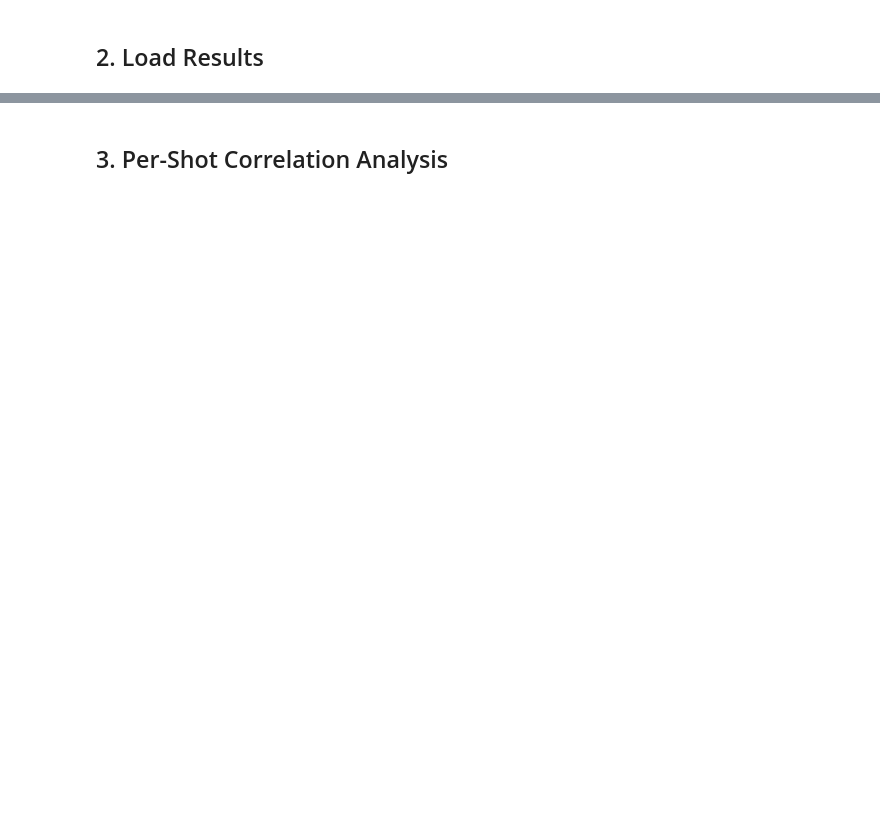
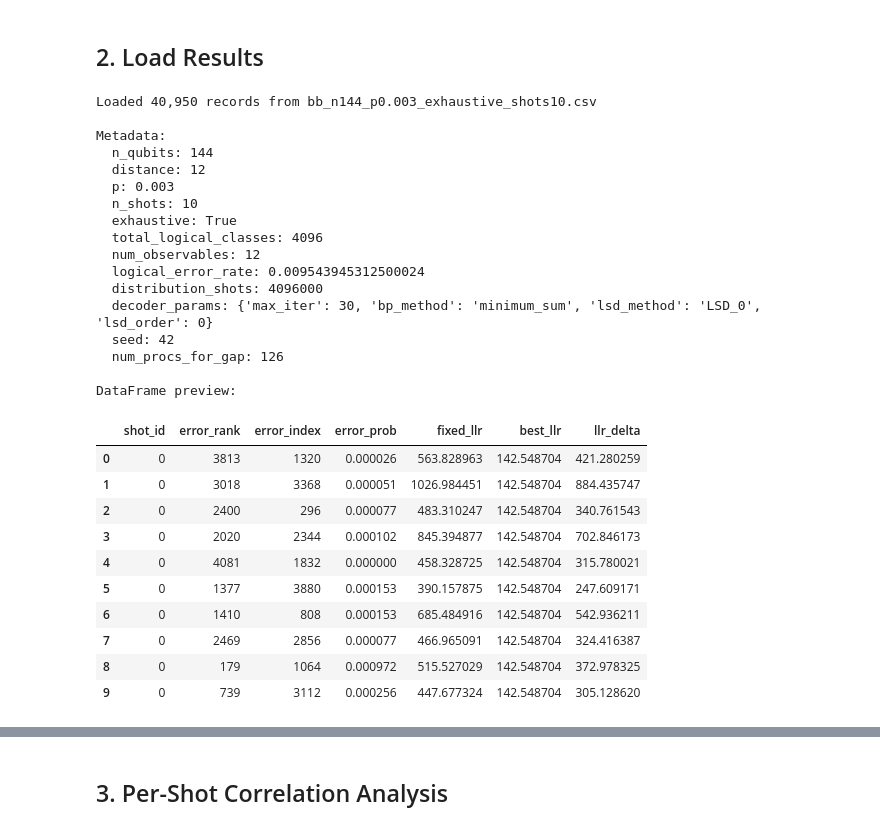
Before and after one commit to NOT4LONG01/soft-info-code-switch, a Jupyter notebook: simulations/analysis/notebooks/bb_exhaustive_correlation_analysis.ipynb, the cells around one changed output, grey strips where cells are left out. Saved outputs shown, nothing was run; the diff lists cells and outputs as text; code cells hidden in the pictures; blank space fills up the shorter version.

```diff
--- a/simulations/analysis/notebooks/bb_exhaustive_correlation_analysis.ipynb
+++ b/simulations/analysis/notebooks/bb_exhaustive_correlation_analysis.ipynb
@@ -44,7 +44,7 @@ OUTPUT_DIR = "simulations/data/correlation_analysis"
 from pathlib import Path
 
 # Generate output filename
-OUTPUT_FILENAME = f"bb_n{N_QUBITS}_p{P}_exhaustive_shots{N_SHOTS}.parquet"
+OUTPUT_FILENAME = f"bb_n{N_QUBITS}_p{P}_exhaustive_shots{N_SHOTS}.csv"
 OUTPUT_PATH = Path(OUTPUT_DIR) / OUTPUT_FILENAME
 
 # Build command
@@ -123,34 +126,63 @@ pd.set_option('display.float_format', '{:.6f}'.format)
 # ==============================================================================
 # Load results (uses RESULTS_PATH from configuration above)
 # ==============================================================================
 
 if not RESULTS_PATH.exists():
     print(f"Results file not found: {RESULTS_PATH.resolve()}")
     print("\nPlease run the data collection script first using the command above.")
     raise FileNotFoundError(f"Results not found at {RESULTS_PATH}")
 
 # Load DataFrame
-df_results = pd.read_parquet(RESULTS_PATH)
+df_results = pd.read_csv(RESULTS_PATH)
 
 # Load metadata
 metadata_path = RESULTS_PATH.with_suffix(".json")
 if metadata_path.exists():
     with open(metadata_path) as f:
         metadata = json.load(f)
 else:
     metadata = {}
 
 # Display summary
 print(f"Loaded {len(df_results):,} records from {RESULTS_PATH.name}")
 print(f"\nMetadata:")
 for key, value in metadata.items():
     if isinstance(value, dict):
         print(f"  {key}: {value}")
     else:
         print(f"  {key}: {value}")
 
 print(f"\nDataFrame preview:")
 df_results.head(10)
+# %% [output]
+Loaded 40,950 records from bb_n144_p0.003_exhaustive_shots10.csv
+
+Metadata:
+  n_qubits: 144
+  distance: 12
+  p: 0.003
+  n_shots: 10
+  exhaustive: True
+  total_logical_classes: 4096
+  num_observables: 12
+  logical_error_rate: 0.009543945312500024
+  distribution_shots: 4096000
+  decoder_params: {'max_iter': 30, 'bp_method': 'minimum_sum', 'lsd_method': 'LSD_0', 'lsd_order': 0}
+  seed: 42
+  num_procs_for_gap: 126
+
+DataFrame preview:
+|  | shot_id | error_rank | error_index | error_prob | fixed_llr | best_llr | llr_delta |
+| 0 | 0 | 3813 | 1320 | 0.000026 | 563.828963 | 142.548704 | 421.280259 |
+| 1 | 0 | 3018 | 3368 | 0.000051 | 1026.984451 | 142.548704 | 884.435747 |
+| 2 | 0 | 2400 | 296 | 0.000077 | 483.310247 | 142.548704 | 340.761543 |
+| 3 | 0 | 2020 | 2344 | 0.000102 | 845.394877 | 142.548704 | 702.846173 |
+| 4 | 0 | 4081 | 1832 | 0.000000 | 458.328725 | 142.548704 | 315.780021 |
+| 5 | 0 | 1377 | 3880 | 0.000153 | 390.157875 | 142.548704 | 247.609171 |
+| 6 | 0 | 1410 | 808 | 0.000153 | 685.484916 | 142.548704 | 542.936211 |
+| 7 | 0 | 2469 | 2856 | 0.000077 | 466.965091 | 142.548704 | 324.416387 |
+| 8 | 0 | 179 | 1064 | 0.000972 | 515.527029 | 142.548704 | 372.978325 |
+| 9 | 0 | 739 | 3112 | 0.000256 | 447.677324 | 142.548704 | 305.128620 |
 # %%
 # ==============================================================================
 # Data Summary
```
Also changed, not shown: parts of 15 cells of this notebook, 2 other files.
